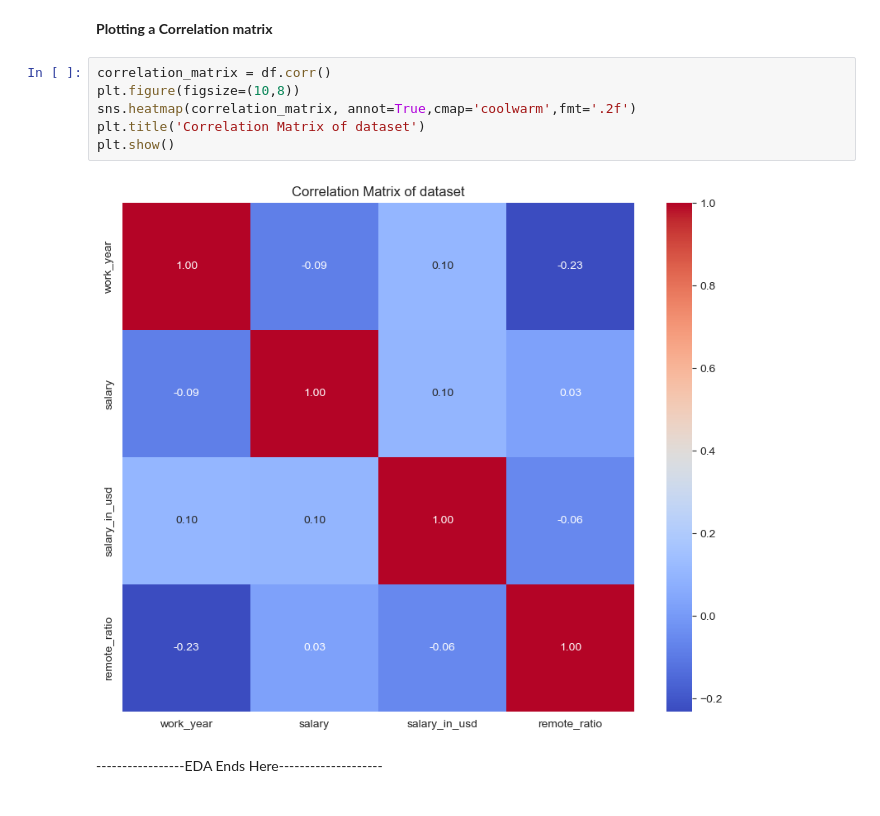
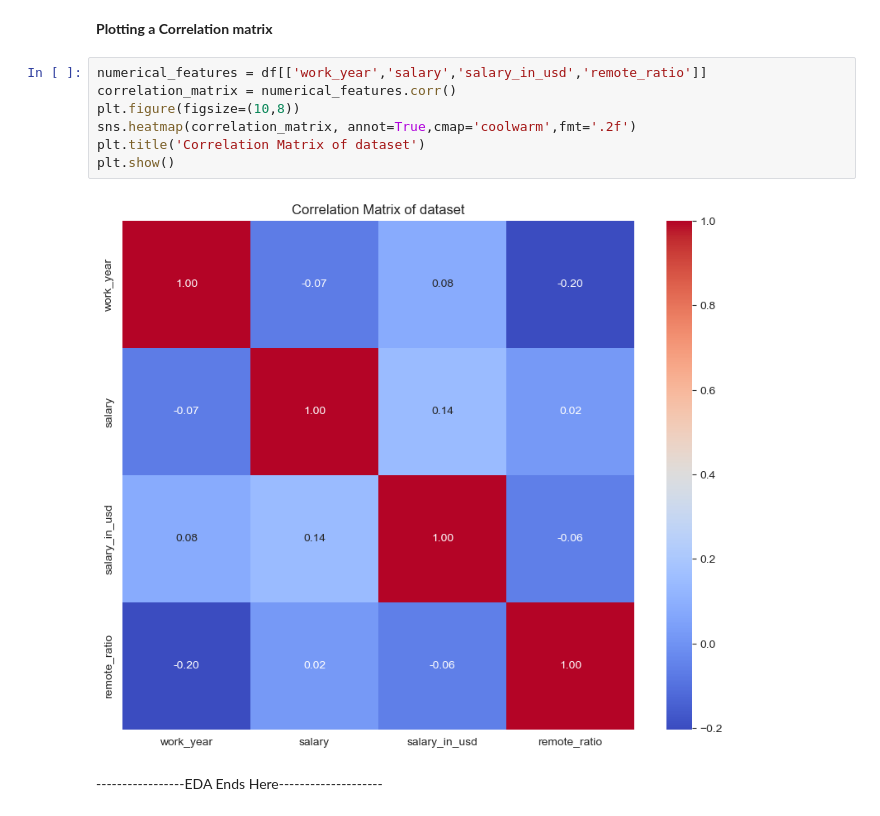
Before and after one commit to dhruv8315/Salary-Predictor, a Jupyter notebook: Salary-Predictor.ipynb, the cells around one changed output. Saved outputs shown, nothing was run; the diff lists cells and outputs as text.

Commit message:
changed corr mtrix

```diff
--- a/Salary-Predictor.ipynb
+++ b/Salary-Predictor.ipynb
@@ -252,13 +251,14 @@ fig.show()
 # %% [markdown]
 <strong>Plotting a Correlation matrix</strong>
 # %%
-correlation_matrix = df.corr()
+numerical_features = df[['work_year','salary','salary_in_usd','remote_ratio']]
+correlation_matrix = numerical_features.corr()
 plt.figure(figsize=(10,8))
 sns.heatmap(correlation_matrix, annot=True,cmap='coolwarm',fmt='.2f')
 plt.title('Correlation Matrix of dataset')
 plt.show()
 # %% [output]
-[figure, old version]
+[figure, new version]
 # %% [markdown]
 -----------------EDA Ends Here--------------------
 # %% [markdown]
```
Also changed, not shown: parts of 1 cell of this notebook.
